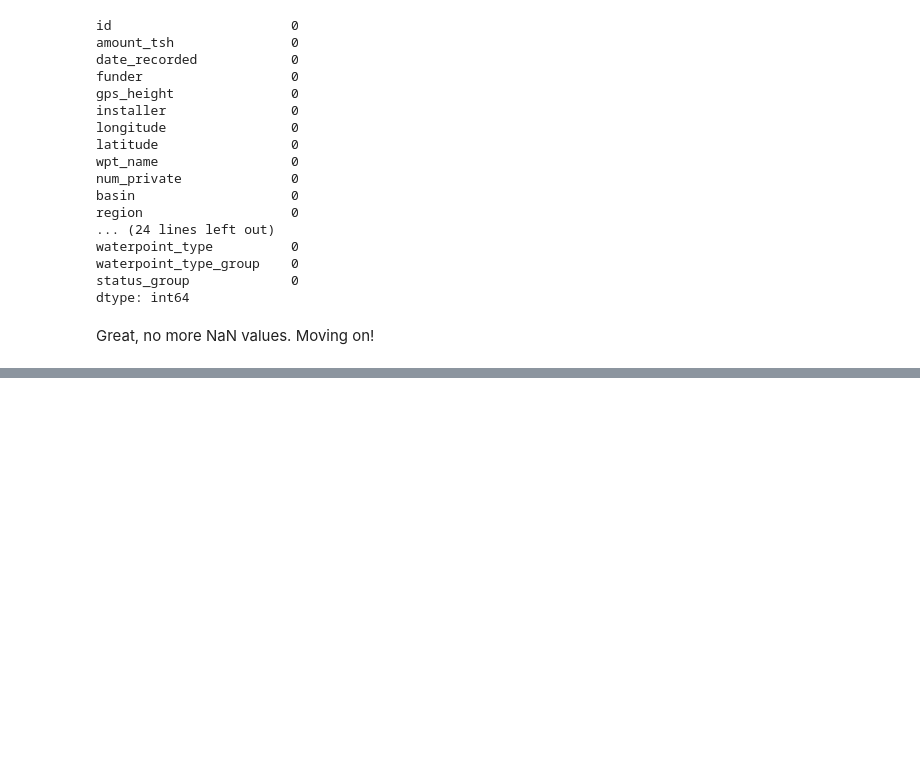
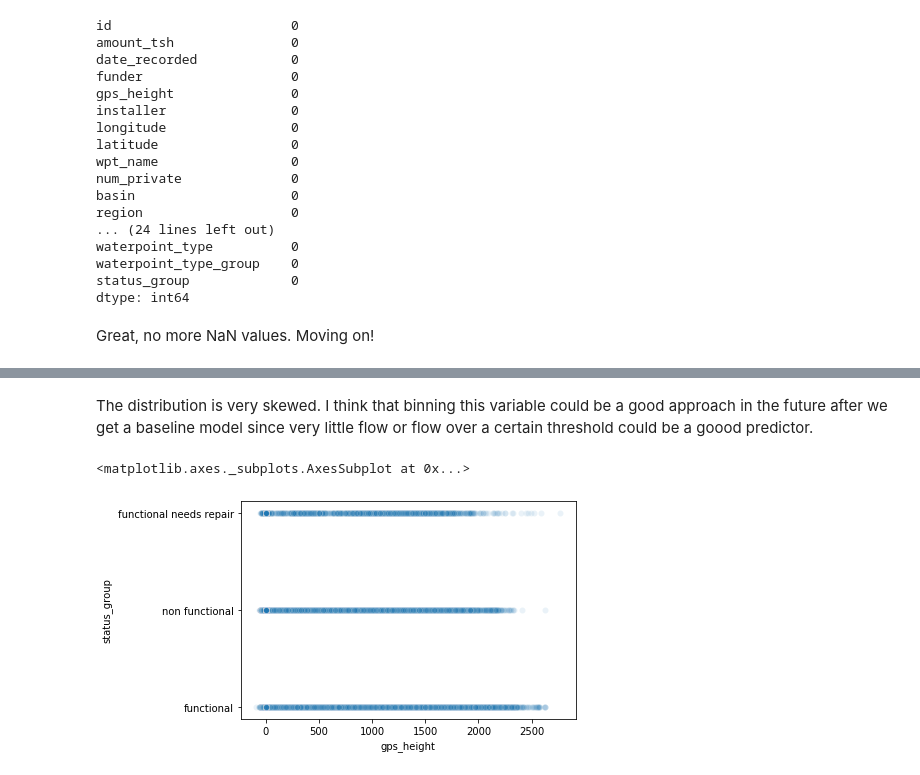
Before and after one commit to akashrama/tanzania_water_predictor, a Jupyter notebook: notebooks/exploratory/Brent/Eda_cleaning.ipynb, the cells around one changed output, grey strips where cells are left out. Drawn from its saved outputs; the diff is of its cells as text; code cells hidden in the pictures; blank space fills up the shorter version.

```diff
--- a/notebooks/exploratory/Brent/Eda_cleaning.ipynb
+++ b/notebooks/exploratory/Brent/Eda_cleaning.ipynb
@@ -431,0 +485,8 @@ Great, no more NaN values. Moving on!
+# %% [markdown]
+The distribution is very skewed. I think that binning this variable could be a good approach in the future after we get a baseline model since very little flow or flow over a certain threshold could be a goood predictor.
+# %%
+#lets check gps_height.
+sns.scatterplot(y="status_group",x="gps_height", data=df_train, alpha=.09)
+# %% [output]
+<matplotlib.axes._subplots.AxesSubplot at 0x...>
+[figure, added]
```
Also changed, not shown: parts of 27 cells of this notebook, 2 other files.
